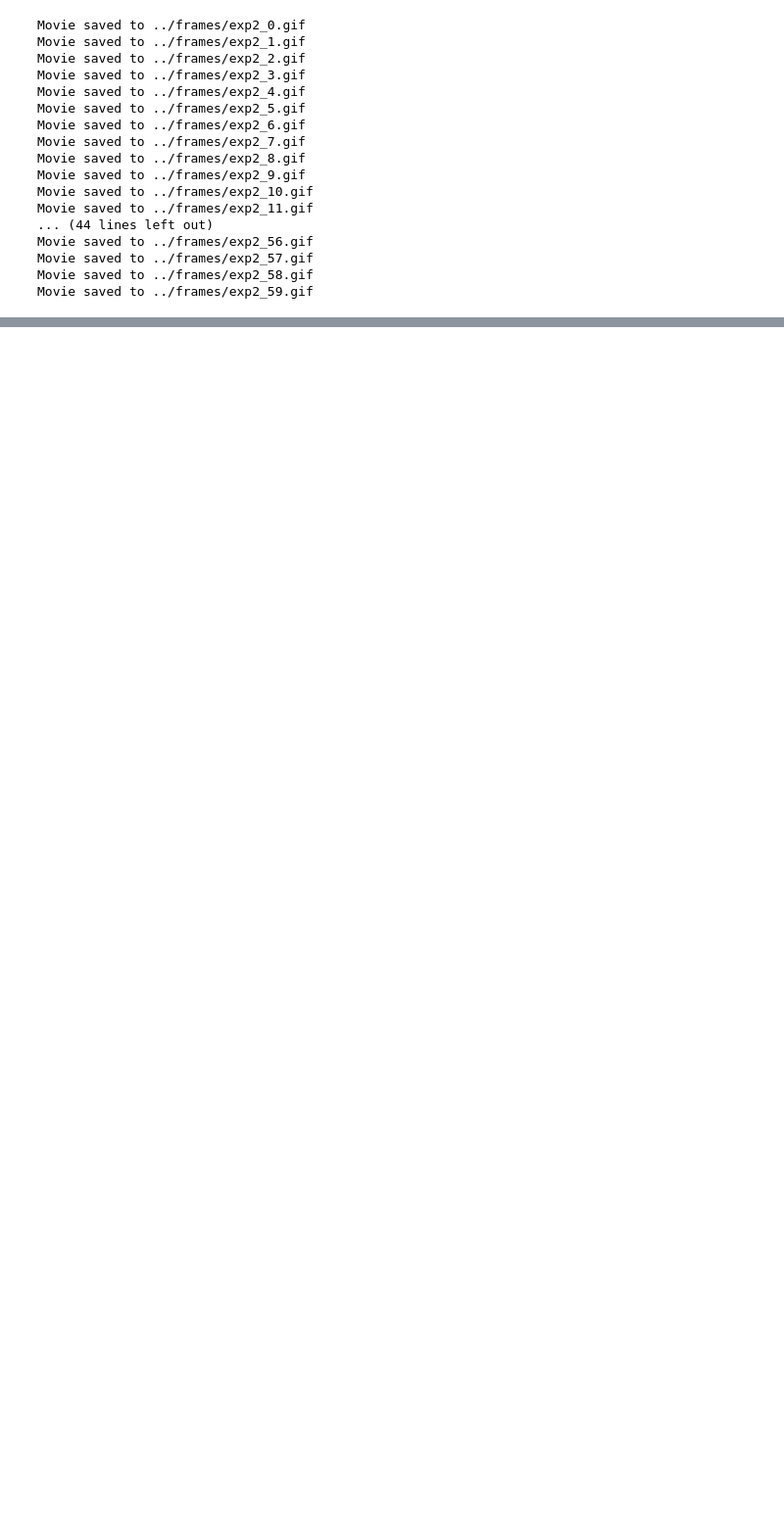
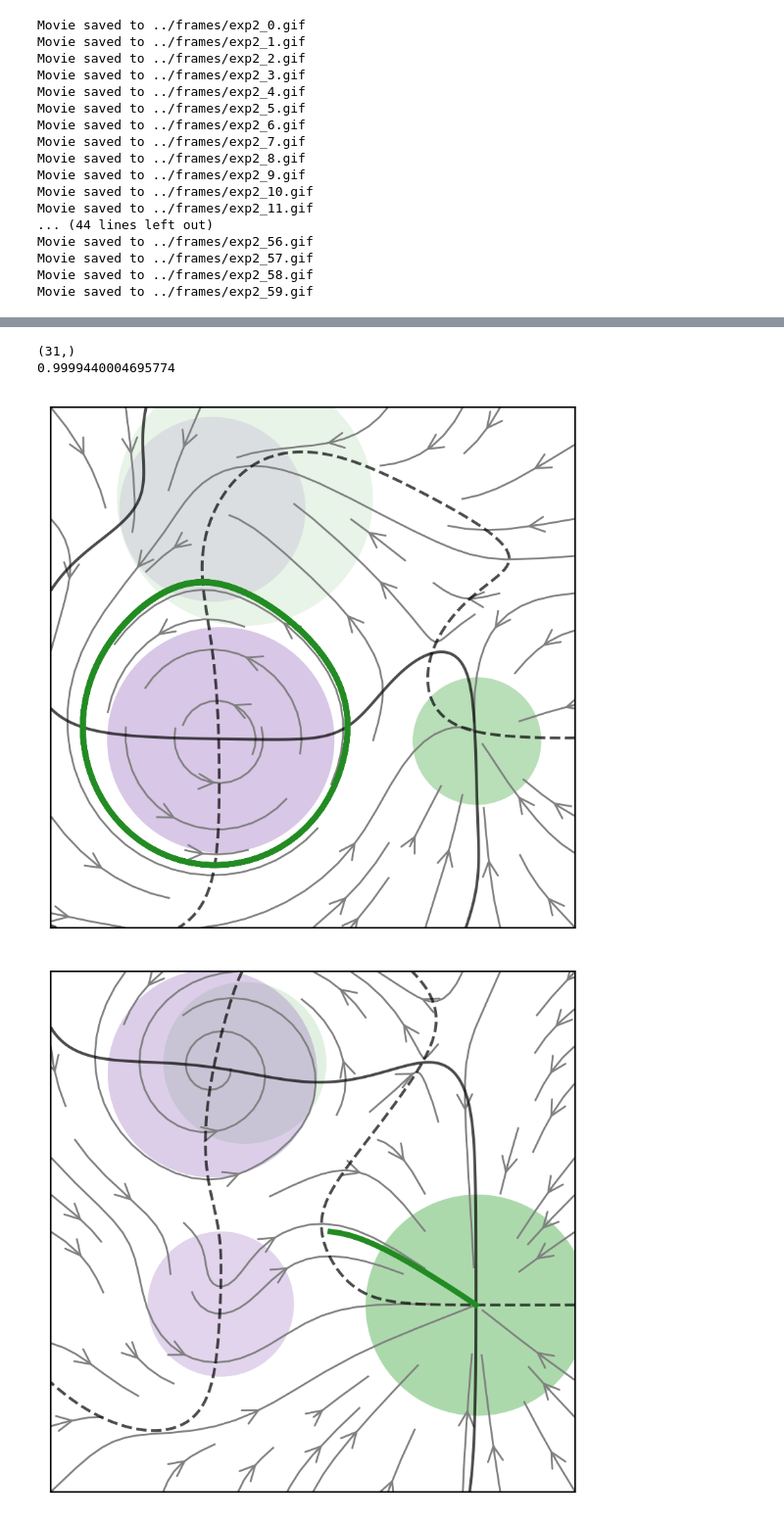
Before and after one commit to victoria-mochulska/evoscape, a Jupyter notebook: notebooks/movies.ipynb, the cells around one changed output, grey strips where cells are left out. Shown at 98% size. Saved outputs shown, nothing was run; the diff lists cells and outputs as text; code cells hidden in the pictures; blank space fills up the shorter version.

```diff
--- a/notebooks/movies.ipynb
+++ b/notebooks/movies.ipynb
@@ -174,0 +138,61 @@ array(2)
+# %%
+data_dir = '../alfyn_results/saved_files_somites_1/Somitogenesis_Landscape/'
+file_name = data_dir + 'optimization_log.csv'
+
+
+log = np.genfromtxt(file_name, delimiter='\t', skip_header=1, names=['Timecode', 'Fitness'], dtype=None, encoding='utf-8')
+print(log.shape)
+
+n_landscapes = 30
+fitness_threshold = np.partition(log['Fitness'], -n_landscapes)[-n_landscapes]
+print(fitness_threshold)
+timecodes = log['Timecode'][log['Fitness'] >= fitness_threshold]
+# %% [output]
+(31,)
+0.9999440004695774
+# %%
+%autoreload
+
+landscape_pars = {
+    'A0': 0.005,
+    'regime': mr_sigmoid,
+}
+gen = 29
+
+L = 3.
+npoints = 301
+q = np.linspace(-L, L, npoints)
+xx, yy = np.meshgrid(q,q, indexing = 'xy')
+
+noise = 0.
+ndt = 50
+ncells = 3
+r = 0.2
+thetas = np.linspace(0., 2*np.pi, ncells, endpoint=False)
+init_state = np.array((r*np.cos(thetas), r*np.sin(thetas)))
+init_0 = init_state[:, 0]
+
+time_pars = (0, 30, 301)
+morphogen_times = (5.,)
+
+# ______________
+
+ind =  10  # Select landscape sample
+
+landscape = landscape_from_timecode(Somitogenesis_Landscape, timecodes[ind], data_dir, gen, landscape_pars)
+landscape.morphogen_times = morphogen_times
+
+vig = vis.visualize_landscape_t(landscape, xx, yy, -10., color_scheme='fp_types', circles=True,
+                                traj_times=time_pars, traj_init_cond=init_0, traj_arrow=False)
+vig = vis.visualize_landscape_t(landscape, xx, yy, +10., color_scheme='fp_types', circles=True,
+                                traj_times=time_pars, traj_init_cond=init_0, traj_arrow=False)
+
+
+landscape.init_cells(ncells, init_state, noise)
+fig = vis.get_and_plot_traj(landscape, *time_pars, 4, noise, ndt = ndt, s=15, state_names=None,
+                            t_ticks = (0, time_pars[1], 5),
+                            t_names=None)
+plt.show()
+# %% [output]
+[figure, added]
+[figure, added]
```
Also changed, not shown: parts of 9 cells of this notebook, 1 other file.
